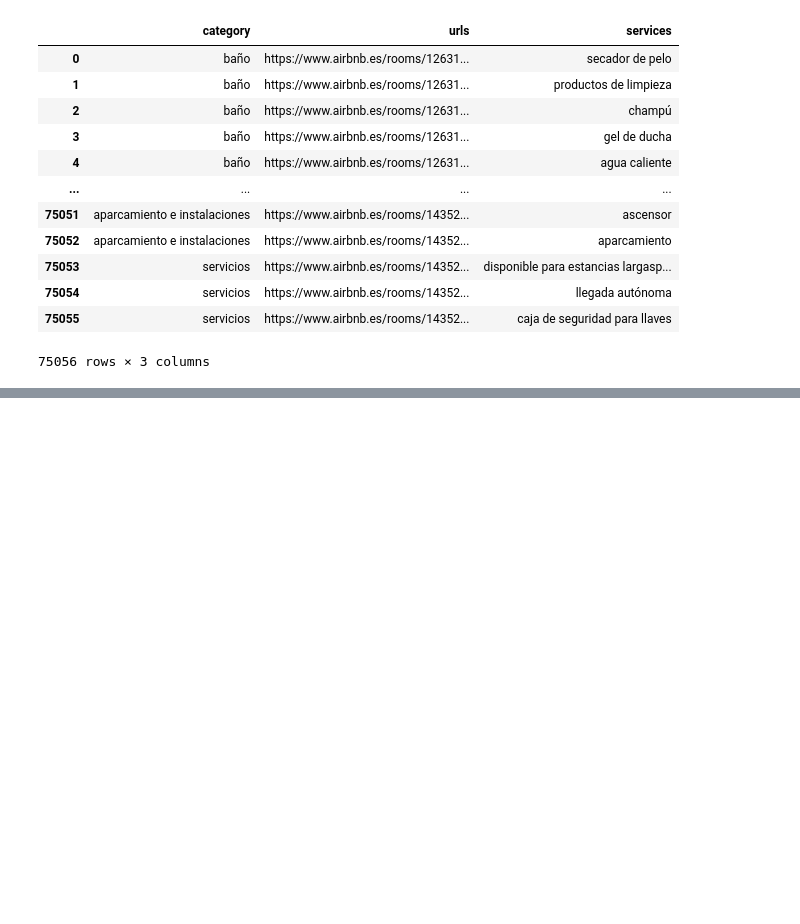
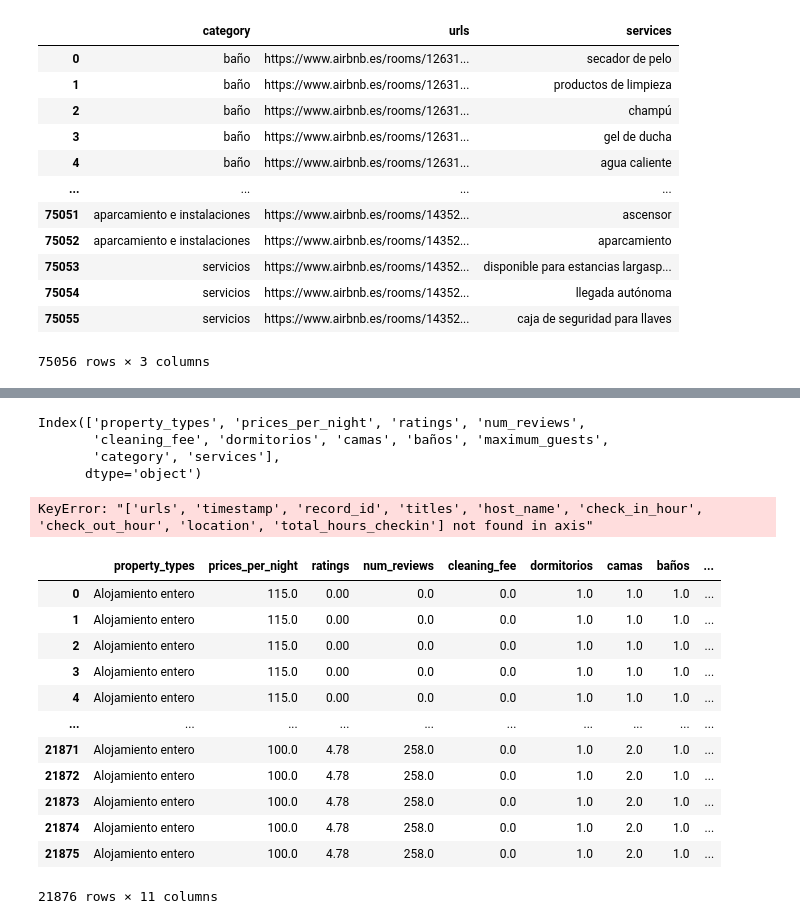
Before and after one commit to DiogoBernardoPT/Proyecto-Final-Bootcamp---Dream-Team, a Jupyter notebook: ETL - Fase 2 - Limpieza.ipynb, the cells around one changed output, grey strips where cells are left out. Saved outputs shown, nothing was run; the diff lists cells and outputs as text; code cells hidden in the pictures; blank space fills up the shorter version.

Commit message:
ETL limpieza - añadido el merge el df general con el de servicios// ETL EDA - Se ha añadido countplot de servicios // Creado csv para hacer los encoders

```diff
--- a/ETL - Fase 2 - Limpieza.ipynb
+++ b/ETL - Fase 2 - Limpieza.ipynb
@@ -711,0 +722,10 @@ df_servicios_cleaned.to_csv('data/df_servicios_final_cleaned.csv', index=False)
+# %%
+# Preparamos el df con las variables a analizar
+df_services_merged = df3[['urls','prices_per_night','category','services']]
+# %%
+# Contamos el numero de servicios que tiene cada habitacion de cada categoria
+df4 = df_services_merged.groupby(by = ["urls", "category"], as_index = False).agg({"services" : "count"})
+# %%
+# Hacemos merge del df de la habitacion con el de servicios
+df_encoders = pd.merge(left = df1, right = df4,how = 'inner',on = "urls")
+df_encoders.head()
@@ -711,0 +759,27 @@ df_servicios_cleaned.to_csv('data/df_servicios_final_cleaned.csv', index=False)
+# %%
+df_encoders.columns
+# %% [output]
+Index(['property_types', 'prices_per_night', 'ratings', 'num_reviews',
+       'cleaning_fee', 'dormitorios', 'camas', 'baños', 'maximum_guests',
+       'category', 'services'],
+      dtype='object')
+# %%
+df_encoders = df_encoders.drop(['urls', 'timestamp', 'record_id','titles','host_name', 'check_in_hour', 'check_out_hour', 'location','total_hours_checkin'], axis=1) #check_in, check_out
+# %% [output]
+KeyError: "['urls', 'timestamp', 'record_id', 'titles', 'host_name', 'check_in_hour', 'check_out_hour', 'location', 'total_hours_checkin'] not found in axis"
+# %%
+df_encoders
+# %% [output]
+|  | property_types | prices_per_night | ratings | num_reviews | cleaning_fee | dormitorios | camas | baños | ... |
+| 0 | Alojamiento entero | 115.0 | 0.00 | 0.0 | 0.0 | 1.0 | 1.0 | 1.0 | ... |
+| 1 | Alojamiento entero | 115.0 | 0.00 | 0.0 | 0.0 | 1.0 | 1.0 | 1.0 | ... |
+| 2 | Alojamiento entero | 115.0 | 0.00 | 0.0 | 0.0 | 1.0 | 1.0 | 1.0 | ... |
+| 3 | Alojamiento entero | 115.0 | 0.00 | 0.0 | 0.0 | 1.0 | 1.0 | 1.0 | ... |
+| 4 | Alojamiento entero | 115.0 | 0.00 | 0.0 | 0.0 | 1.0 | 1.0 | 1.0 | ... |
+| ... | ... | ... | ... | ... | ... | ... | ... | ... | ... |
+| 21871 | Alojamiento entero | 100.0 | 4.78 | 258.0 | 0.0 | 1.0 | 2.0 | 1.0 | ... |
+| 21872 | Alojamiento entero | 100.0 | 4.78 | 258.0 | 0.0 | 1.0 | 2.0 | 1.0 | ... |
+| 21873 | Alojamiento entero | 100.0 | 4.78 | 258.0 | 0.0 | 1.0 | 2.0 | 1.0 | ... |
+| 21874 | Alojamiento entero | 100.0 | 4.78 | 258.0 | 0.0 | 1.0 | 2.0 | 1.0 | ... |
+| 21875 | Alojamiento entero | 100.0 | 4.78 | 258.0 | 0.0 | 1.0 | 2.0 | 1.0 | ... |
+21876 rows × 11 columns
```
Also changed, not shown: parts of 7 cells of this notebook, 2 other files.
